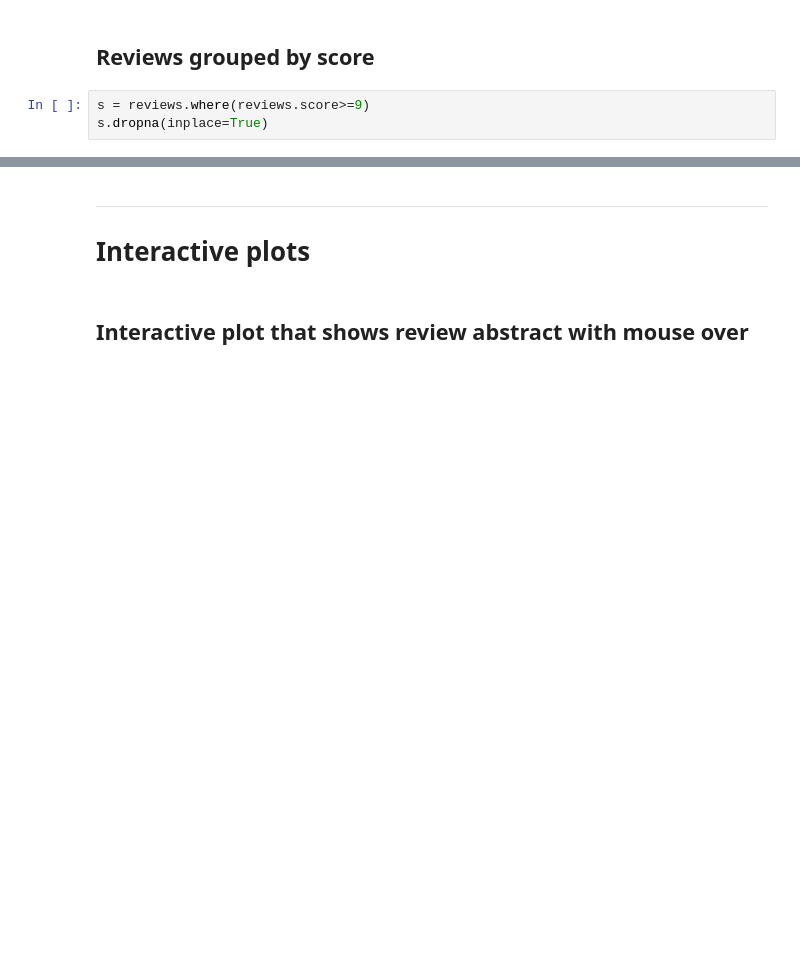
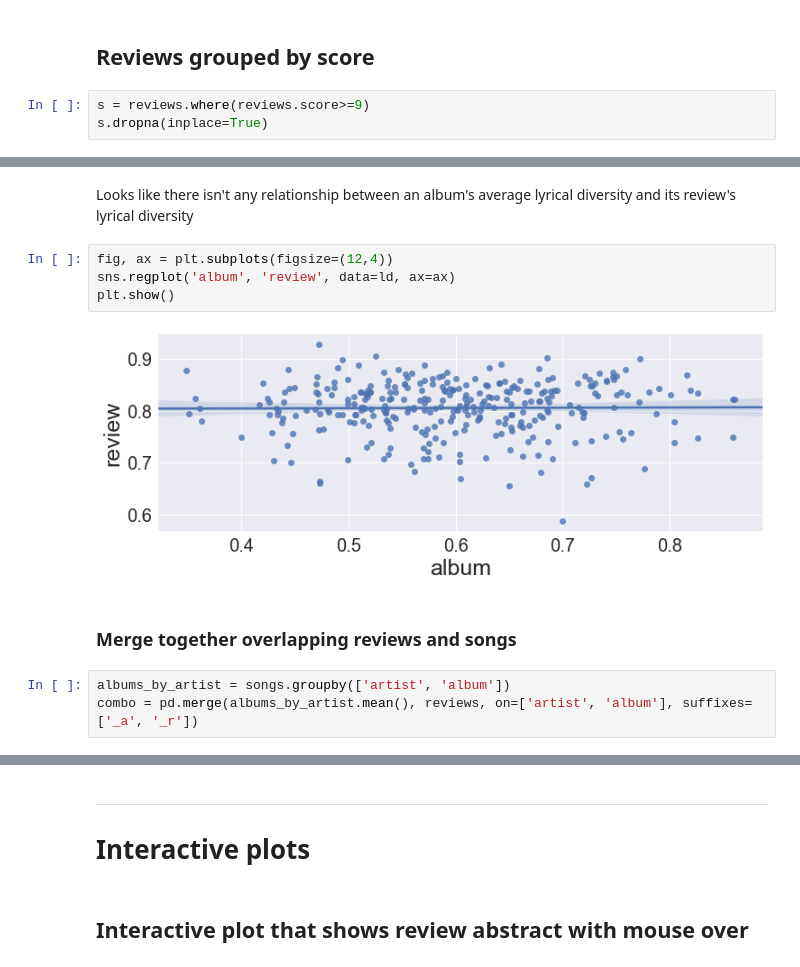
Before and after one commit to johnwmillr/pitchfork_reviews_and_lyrics, a Jupyter notebook: analysis.ipynb, the cells around one changed output, grey strips where cells are left out. Drawn from its saved outputs; the diff is of its cells as text; blank space fills up the shorter version.

```diff
--- a/analysis.ipynb
+++ b/analysis.ipynb
@@ -140,0 +178,13 @@ s.dropna(inplace=True)
+# %% [markdown]
+Looks like there isn't any relationship between an album's average lyrical diversity and its review's lyrical diversity
+# %%
+fig, ax = plt.subplots(figsize=(12,4))
+sns.regplot('album', 'review', data=ld, ax=ax)
+plt.show()
+# %% [output]
+[figure, added]
+# %% [markdown]
+### Merge together overlapping reviews and songs
+# %%
+albums_by_artist = songs.groupby(['artist', 'album'])
+combo = pd.merge(albums_by_artist.mean(), reviews, on=['artist', 'album'], suffixes=['_a', '_r'])
```
Also changed, not shown: parts of 31 cells of this notebook.
